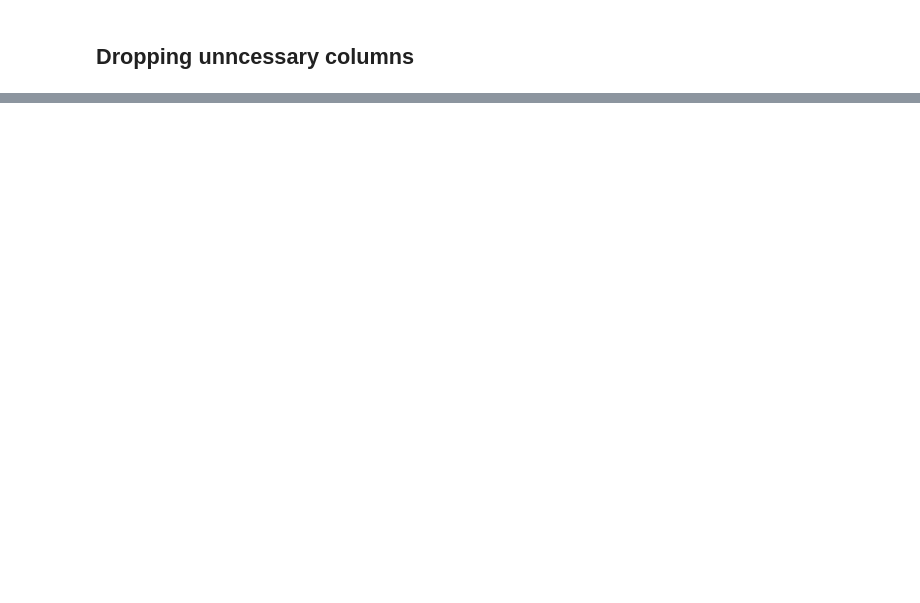
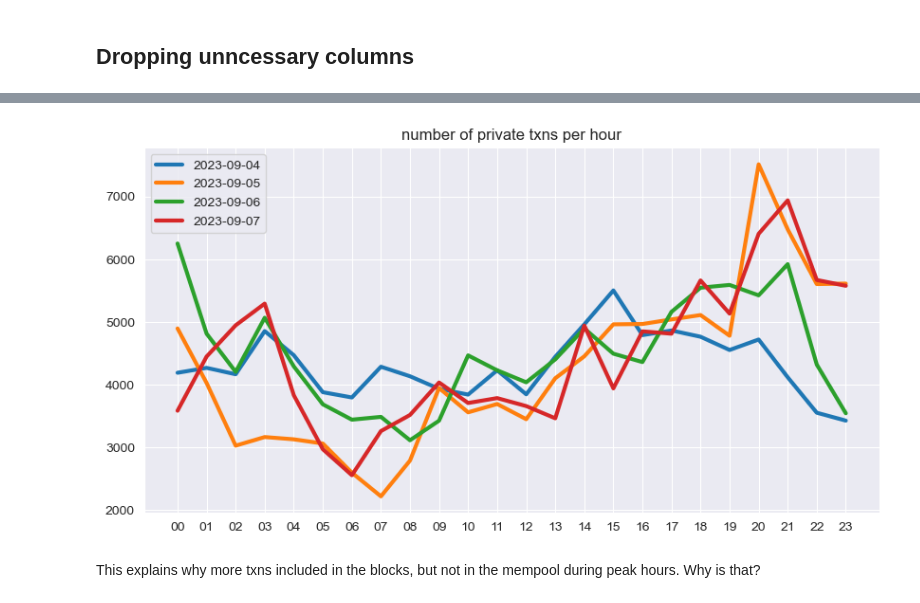
Before and after one commit to PhuongHuynh9987/CAMCOS-project, a Jupyter notebook: Code/Data-analysis.ipynb, the cells around one changed output, grey strips where cells are left out. Saved outputs shown, nothing was run; the diff lists cells and outputs as text; code cells hidden in the pictures; blank space fills up the shorter version.

```diff
--- a/Code/Data-analysis.ipynb
+++ b/Code/Data-analysis.ipynb
@@ -106,0 +281,5 @@ curblocknumber
+# %%
+private = table[table.timepending == 0]
+private = private.groupby(["hour",'detect_date']).timepending.count()
+
+private
@@ -106,0 +300,11 @@ curblocknumber
+# %%
+fig, ax = plt.subplots(figsize=(10,5))
+
+ax.plot(private.unstack(),linewidth=3)
+ax.set_title("number of private txns per hour")
+ax.legend(number_txns_per_hour.columns,loc =2);
+# %% [output]
+[figure, added]
+# %% [markdown]
+This explains why more txns included in the blocks, but not in the mempool during peak hours.
+Why is that?
```
Also changed, not shown: parts of 25 cells of this notebook.
